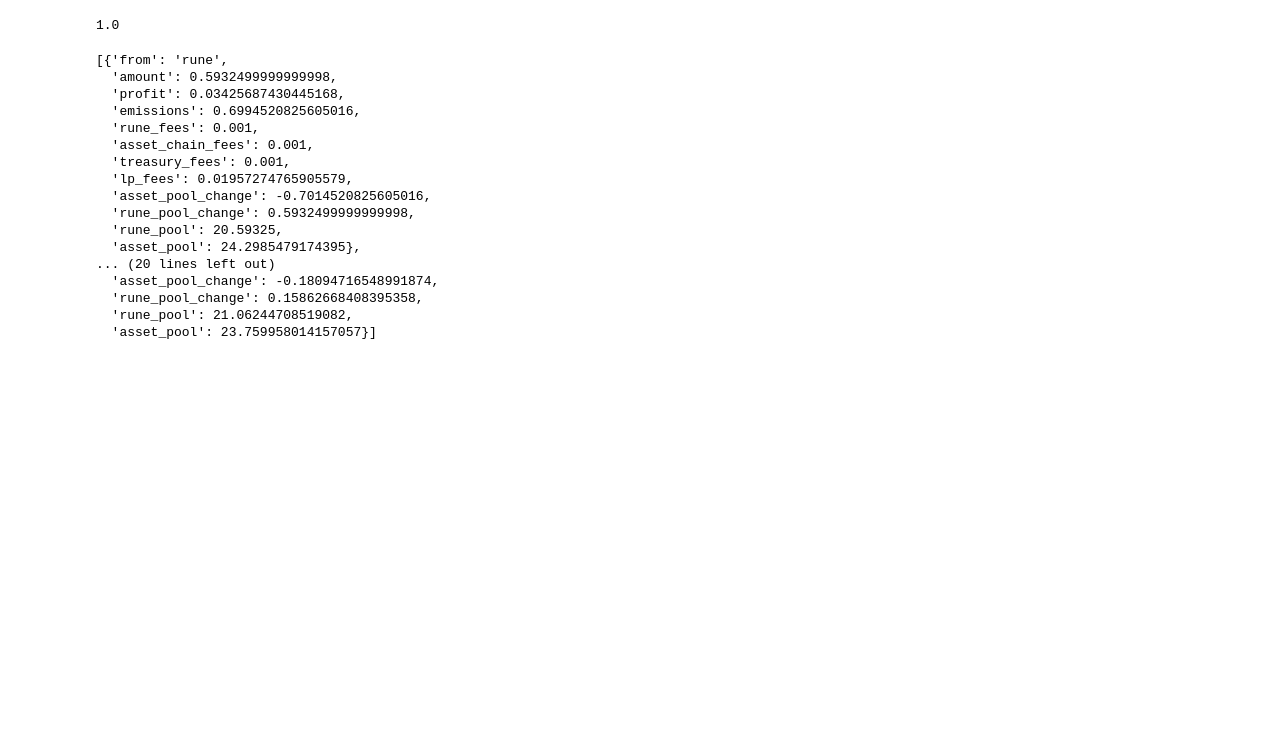
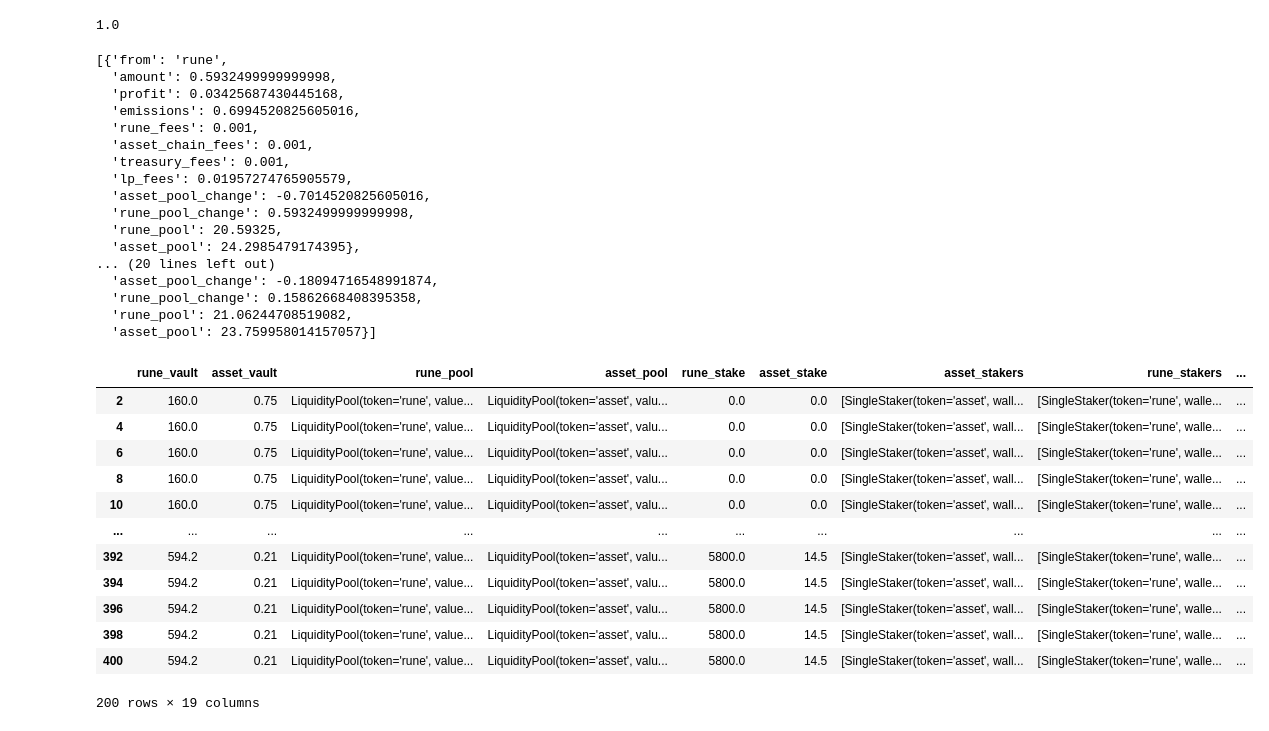
Before and after one commit to madneutrino/project-h, a Jupyter notebook: heimdall.ipynb, the cells around one changed output. Drawn from its saved outputs; the diff is of its cells as text; code cells hidden in the pictures; blank space fills up the shorter version.

```diff
--- a/heimdall.ipynb
+++ b/heimdall.ipynb
@@ -71,7 +71,7 @@ initial_state = {
     # the `staked` below is a single sided stake amount, and these are single sided stakers.
     # lp_ratio is a placeholder to indicate share of the lp'ed amount
     'asset_stakers': [SingleStaker(token='asset', wallet=10.0, lp_ratio=0.0, staked=0.0) for i in range(10)],
-    'rune_stakers': [SingleStaker(token='rune', wallet=10000.0, lp_ratio=0.0, staked=0.0) for i in range(10)],
+    'rune_stakers': [SingleStaker(token='rune', wallet=10000.0, lp_ratio=0.0, staked=0.0) for i in range(10)]
 }
 
 params = {
@@ -360,30 +389,30 @@ def p_arb_bots(params, substep, state_history, previous_state):
 # %%
 def s_asset_vault(params, substep, state_history, previous_state, policy_input):
-    return 'asset_vault', previous_state['asset_vault'] + policy_input['asset_vault_change']
+    return 'asset_vault', previous_state['asset_vault'] + policy_input.get('asset_vault_change',0)
 
 def s_rune_vault(params, substep, state_history, previous_state, policy_input):
-    return 'rune_vault', previous_state['rune_vault'] + policy_input['rune_vault_change']
+    return 'rune_vault', previous_state['rune_vault'] + policy_input.get('rune_vault_change', 0)
 
 def s_asset_pool(params, substep, state_history, previous_state, policy_input):
     return 'asset_pool', LiquidityPool(
         token=previous_state['asset_pool'].token,
         value=previous_state['asset_pool'].value + policy_input['asset_pool_change'],
-        shares=previous_state['asset_pool'].shares + policy_input.get('asset_pool_shares_change', 0)
+        shares=previous_state['asset_pool'].shares + policy_input.get('asset_pool_shares_change', 0.0)
     )
 
 def s_rune_pool(params, substep, state_history, previous_state, policy_input):
     return 'rune_pool', LiquidityPool(
         token=previous_state['rune_pool'].token,
         value=previous_state['rune_pool'].value + policy_input['rune_pool_change'],
-        shares=previous_state['rune_pool'].shares + policy_input.get('rune_pool_shares_change', 0)
+        shares=previous_state['rune_pool'].shares + policy_input.get('rune_pool_shares_change', 0.0)
     )
 
 
 def s_rune_stake(params, substep, state_history, previous_state, policy_input):
-    return 'rune_stake', previous_state['rune_stake'] + policy_input['rune_stake_change']
+    return 'rune_stake', previous_state['rune_stake'] + policy_input.get('rune_stake_change', 0.0)
 
 def s_asset_stake(params, substep, state_history, previous_state, policy_input):
-    return 'asset_stake', previous_state['asset_stake'] + policy_input['asset_stake_change']
+    return 'asset_stake', previous_state['asset_stake'] + policy_input.get('asset_stake_change', 0.0)
 
 def update_stakers(stakers, staker_changes):
     return [SingleStaker(
@@ -401,20 +430,18 @@ def s_rune_stakers(params, substep, state_history, previous_state, policy_input)
 state_update_blocks = [
     {
         'policies': {
-            'p_arb_bots': p_arb_bots,
+            'add_to_vault': p_add_to_vault,
         },
         'variables': {
-            'asset_pool': s_asset_pool,
-            'rune_pool': s_rune_pool,
+            'asset_vault': s_asset_vault,
+            'rune_vault': s_rune_vault,
+            'asset_stakers': s_asset_stakers,
+            'rune_stakers': s_rune_stakers
         }
     },
     {
         'policies': {
-            'add_lp': p_add_lp,
-            'remove_lp': p_remove_lp,
-            'add_to_vault': p_add_to_vault,
-            # does this belong here given that it flows from remove_lp
-#             'ilp_bonus': p_ilp_bonus,
+            'p_create_transaction': p_create_transaction,
         },
         'variables': {
             'asset_vault': s_asset_vault,
@@ -422,21 +449,9 @@ state_update_blocks = [
             'asset_pool': s_asset_pool,
             'rune_pool': s_rune_pool,
             'asset_stake': s_asset_stake,
-            'rune_stake': s_rune_stake,
-            'asset_stakers': s_asset_stakers,
-            'rune_stakers': s_rune_stakers
+            'rune_stake': s_rune_stake
         }
-    },
-    {
-        'policies': {
-            'swap_to_rune': p_swap_to_rune,
-            'swap_to_asset': p_swap_to_asset,
-        },
-        'variables': {
-            'asset_pool': s_asset_pool,
-            'rune_pool': s_rune_pool,
-        }
-    },
+    }
 ]
 # %%
 model = Model(
@@ -461,13 +476,28 @@ df = pd.DataFrame(result)
 # %%
 asset_price = params['asset_price'][-1]
 rune_price = params['rune_price'][-1]
 pools_df = (df.assign(rune_pool_value = lambda df: df.rune_pool.map(lambda pool: (pool.value * rune_price)))
 .assign(asset_pool_value = lambda df: df.asset_pool.map(lambda pool: (pool.value * asset_price)))
 .assign(asset_stake_value = lambda df: df.asset_stake * asset_price)
 .assign(rune_stake_value = lambda df: df.rune_stake * rune_price)
 .assign(asset_pool_profit = lambda df: df.asset_pool_value - df.asset_stake_value)
 .assign(rune_pool_profit = lambda df: df.rune_pool_value - df.rune_stake_value)
 )
+pools_df.query('substep == 2')
+# %% [output]
+|  | rune_vault | asset_vault | rune_pool | asset_pool | rune_stake | asset_stake | asset_stakers | rune_stakers | ... |
+| 2 | 160.0 | 0.75 | LiquidityPool(token='rune', value... | LiquidityPool(token='asset', valu... | 0.0 | 0.0 | [SingleStaker(token='asset', wall... | [SingleStaker(token='rune', walle... | ... |
+| 4 | 160.0 | 0.75 | LiquidityPool(token='rune', value... | LiquidityPool(token='asset', valu... | 0.0 | 0.0 | [SingleStaker(token='asset', wall... | [SingleStaker(token='rune', walle... | ... |
+| 6 | 160.0 | 0.75 | LiquidityPool(token='rune', value... | LiquidityPool(token='asset', valu... | 0.0 | 0.0 | [SingleStaker(token='asset', wall... | [SingleStaker(token='rune', walle... | ... |
+| 8 | 160.0 | 0.75 | LiquidityPool(token='rune', value... | LiquidityPool(token='asset', valu... | 0.0 | 0.0 | [SingleStaker(token='asset', wall... | [SingleStaker(token='rune', walle... | ... |
+| 10 | 160.0 | 0.75 | LiquidityPool(token='rune', value... | LiquidityPool(token='asset', valu... | 0.0 | 0.0 | [SingleStaker(token='asset', wall... | [SingleStaker(token='rune', walle... | ... |
+| ... | ... | ... | ... | ... | ... | ... | ... | ... | ... |
+| 392 | 594.2 | 0.21 | LiquidityPool(token='rune', value... | LiquidityPool(token='asset', valu... | 5800.0 | 14.5 | [SingleStaker(token='asset', wall... | [SingleStaker(token='rune', walle... | ... |
+| 394 | 594.2 | 0.21 | LiquidityPool(token='rune', value... | LiquidityPool(token='asset', valu... | 5800.0 | 14.5 | [SingleStaker(token='asset', wall... | [SingleStaker(token='rune', walle... | ... |
+| 396 | 594.2 | 0.21 | LiquidityPool(token='rune', value... | LiquidityPool(token='asset', valu... | 5800.0 | 14.5 | [SingleStaker(token='asset', wall... | [SingleStaker(token='rune', walle... | ... |
+| 398 | 594.2 | 0.21 | LiquidityPool(token='rune', value... | LiquidityPool(token='asset', valu... | 5800.0 | 14.5 | [SingleStaker(token='asset', wall... | [SingleStaker(token='rune', walle... | ... |
+| 400 | 594.2 | 0.21 | LiquidityPool(token='rune', value... | LiquidityPool(token='asset', valu... | 5800.0 | 14.5 | [SingleStaker(token='asset', wall... | [SingleStaker(token='rune', walle... | ... |
+200 rows × 19 columns
 # %%
 import plotly.express as px
 
```
Also changed, not shown: parts of 2 cells of this notebook, 1 other file.
